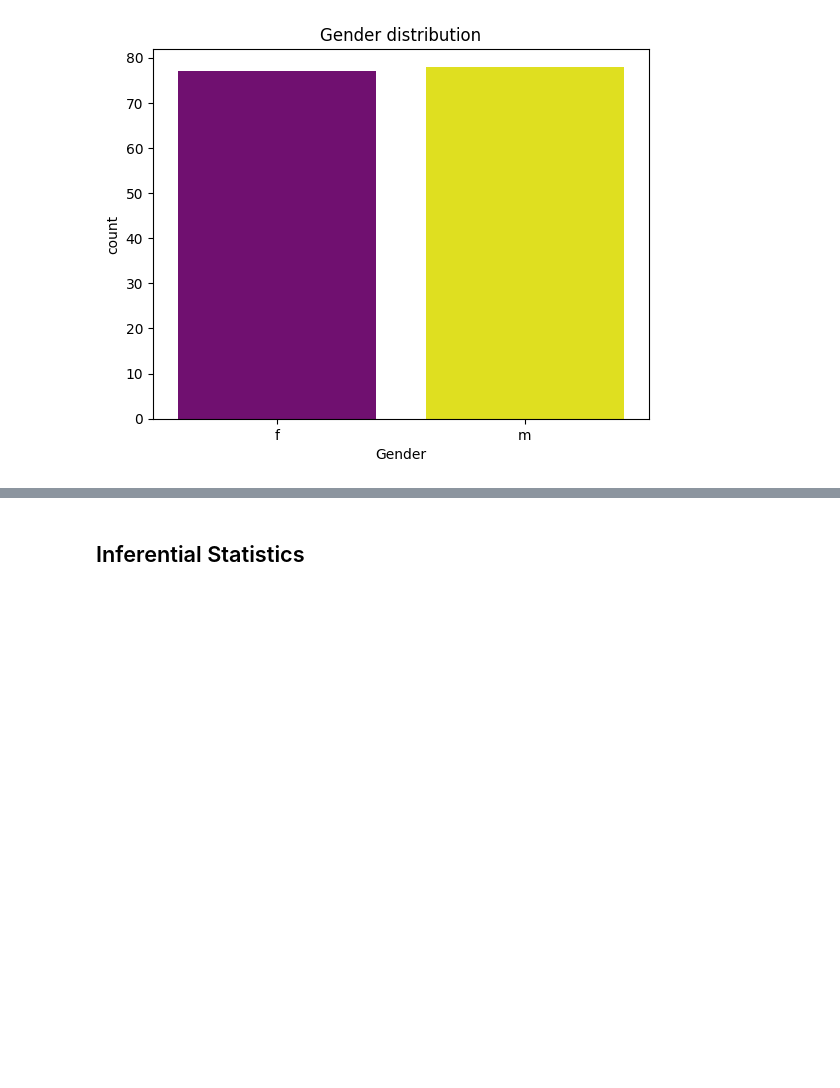
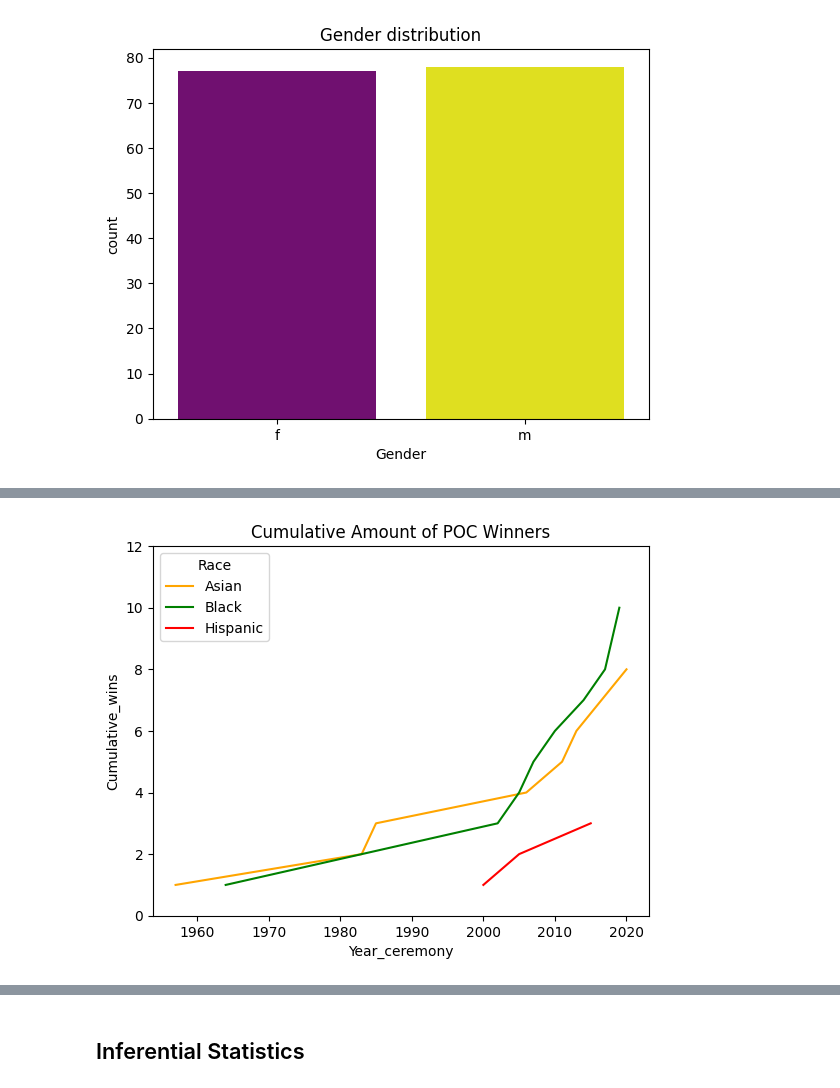
Before and after one commit to ki-kira/testcogs108, a Jupyter notebook: FinalProject_Group060_WI25.ipynb, the cells around one changed output, grey strips where cells are left out. Saved outputs shown, nothing was run; the diff lists cells and outputs as text; code cells hidden in the pictures; blank space fills up the shorter version.

```diff
--- a/FinalProject_Group060_WI25.ipynb
+++ b/FinalProject_Group060_WI25.ipynb
@@ -250,0 +318,10 @@ Passing `palette` without assigning `hue` is deprecated and will be removed in v
+# %%
+#Line plot with other races
+winners_poc = data1[(data1['Winner'] == True) & (data1['Race'] != 'White')];
+race_counts = winners_poc.groupby(['Year_ceremony', 'Race']).size().reset_index(name='Count');
+race_counts['Cumulative_wins'] = race_counts.groupby('Race')['Count'].cumsum();
+sns.lineplot(data=race_counts, x='Year_ceremony', y='Cumulative_wins', hue='Race', palette={'Asian':'orange', 'Black':'green', 'Hispanic':'red'});
+plt.title('Cumulative Amount of POC Winners');
+plt.ylim(0, 12);
+# %% [output]
+[figure, added]
```
Also changed, not shown: parts of 20 cells of this notebook.
